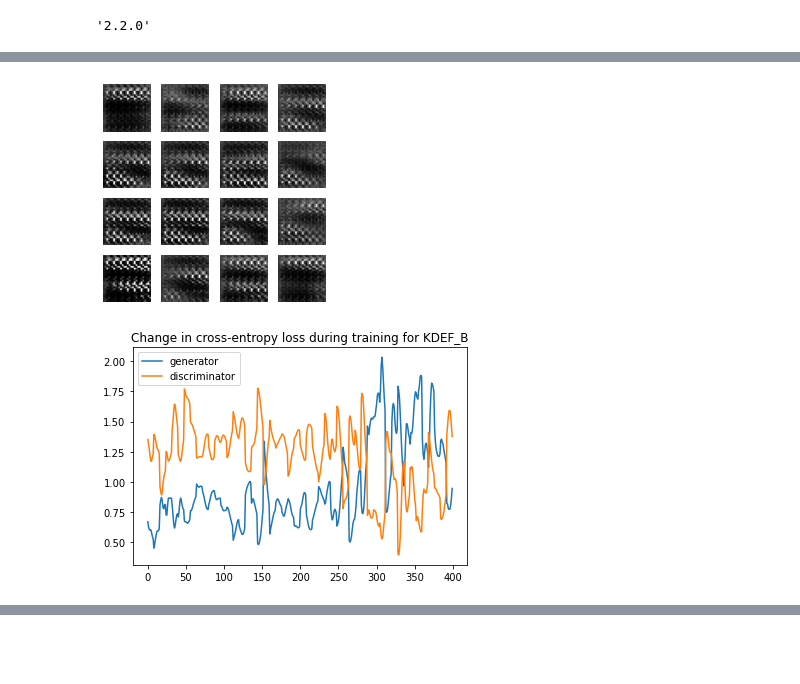
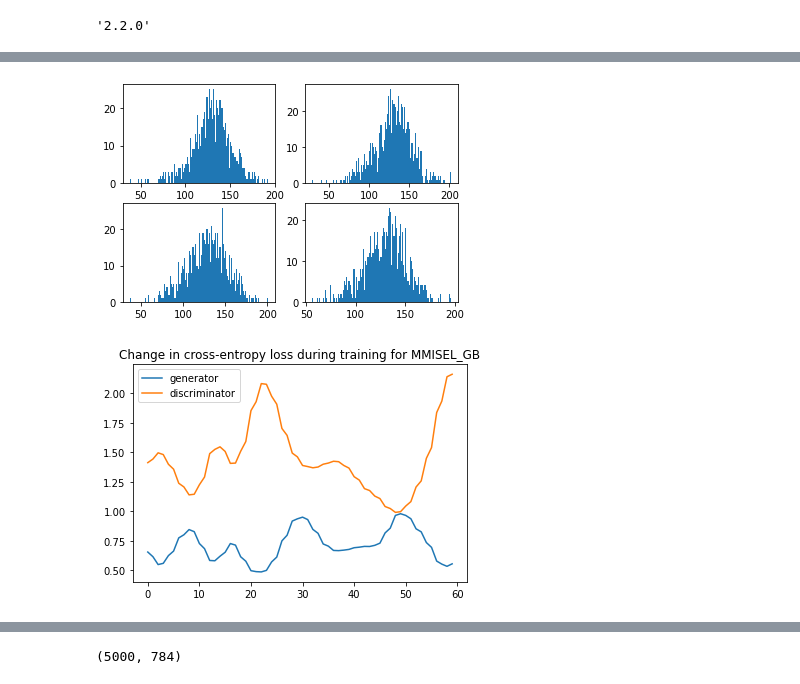
Before and after one commit to KevSr/GAN-study, a Jupyter notebook: DCGAN_tensorflow.ipynb, the cells around one changed output, grey strips where cells are left out. Saved outputs shown, nothing was run; the diff lists cells and outputs as text; code cells hidden in the pictures; blank space fills up the shorter version.

```diff
--- a/DCGAN_tensorflow.ipynb
+++ b/DCGAN_tensorflow.ipynb
@@ -52,16 +70,13 @@ train_images = f
 # %%
-train_images = train_images.reshape(train_images.shape[0], 28, 28, 1).astype('float32')
+train_images = train_images.reshape(train_images.shape[0], 784, 1).astype('float32')
+print(np.amax(train_images))
 train_images = (train_images - 127.5) / 127.5 # 이미지를 [-1, 1]로 정규화합니다.
+print(np.amax(train_images))
 BUFFER_SIZE = len(train_images)
-BATCH_SIZE = 125
+BATCH_SIZE = 500
 
 # 데이터 배치를 만들고 섞습니다.
 train_dataset = tf.data.Dataset.from_tensor_slices(train_images).shuffle(BUFFER_SIZE).batch(BATCH_SIZE)
 
-EPOCHS = 50
+EPOCHS = 30
 noise_dim = 100
-num_examples_to_generate = 16
-
-# 이 시드를 시간이 지나도 재활용하겠습니다.
-# (GIF 애니메이션에서 진전 내용을 시각화하는데 쉽기 때문입니다.)
-seed = tf.random.uniform([num_examples_to_generate, noise_dim])
@@ -123,3 +178,8 @@ discriminator_optimizer = tf.keras.optimizers.Adam(1e-4)
 
 generator = make_generator_model()
 discriminator = make_discriminator_model()
+
+generator_1d = make_1d_generator_model()
+discriminator_1d = make_1d_discriminator_model()
+generator_1d.summary()
+discriminator_1d.summary()
@@ -126,5 +204,5 @@ discriminator = make_discriminator_model()
 # %%
-checkpoint_dir = '/content/drive/My Drive/Colab Notebooks/training_checkpoints'
+checkpoint_dir = '/content/drive/My Drive/Colab Notebooks/MMISEL_GB_ckpt'
 checkpoint_prefix = os.path.join(checkpoint_dir, "ckpt")
 checkpoint = tf.train.Checkpoint(generator_optimizer=generator_optimizer,
                                  discriminator_optimizer=discriminator_optimizer,
@@ -159,6 +237,29 @@ def train_step(images):
 
     generator_optimizer.apply_gradients(zip(gradients_of_generator, generator.trainable_variables))
     discriminator_optimizer.apply_gradients(zip(gradients_of_discriminator, discriminator.trainable_variables))
+# %%
+@tf.function
+def train_step_1d(images):
+    noise = tf.random.uniform([BATCH_SIZE, noise_dim], seed = 1)
+    print(tf.shape(images))
+    print(images.shape)
+    with tf.GradientTape() as gen_tape, tf.GradientTape() as disc_tape:
+        generated_images = generator_1d(noise, training=True)
+
+        real_output = discriminator_1d(images, training=True)
+        fake_output = discriminator_1d(generated_images, training=True)
+
+        gen_loss = generator_loss(fake_output)
+        disc_loss = discriminator_loss(real_output, fake_output)
+
+        gene_loss(gen_loss)
+        discr_loss(disc_loss)
+
+    gradients_of_generator = gen_tape.gradient(gen_loss, generator_1d.trainable_variables)
+    gradients_of_discriminator = disc_tape.gradient(disc_loss, discriminator_1d.trainable_variables)
+
+    generator_optimizer.apply_gradients(zip(gradients_of_generator, generator_1d.trainable_variables))
+    discriminator_optimizer.apply_gradients(zip(gradients_of_discriminator, discriminator_1d.trainable_variables))
 # %%
 g_loss_t = []
 d_loss_t = []
@@ -227,6 +386,6 @@ def generate_and_save_images(model, epoch, test_input):
 # %%
 %%time
-train(train_dataset, EPOCHS)
+train_1d(train_dataset, EPOCHS)
 # %% [output]
-[figure, old version]
+[figure, new version]
-[figure, old version]
+[figure, new version]
@@ -276 +473,12 @@ def valid(dataset, epochs):
+# %%
+for i in range(v.shape[0]):
+    dist = v[i,:,:]
+    dist = dist.flatten()
+    if valid_images.size == 0:
+      valid_images = dist
+    else:
+      valid_images = np.vstack((valid_images,dist))
+print(valid_images.shape)
+# %% [output]
+(5000, 784)
 # %%
```
Also changed, not shown: parts of 24 cells of this notebook, 20 other files.
